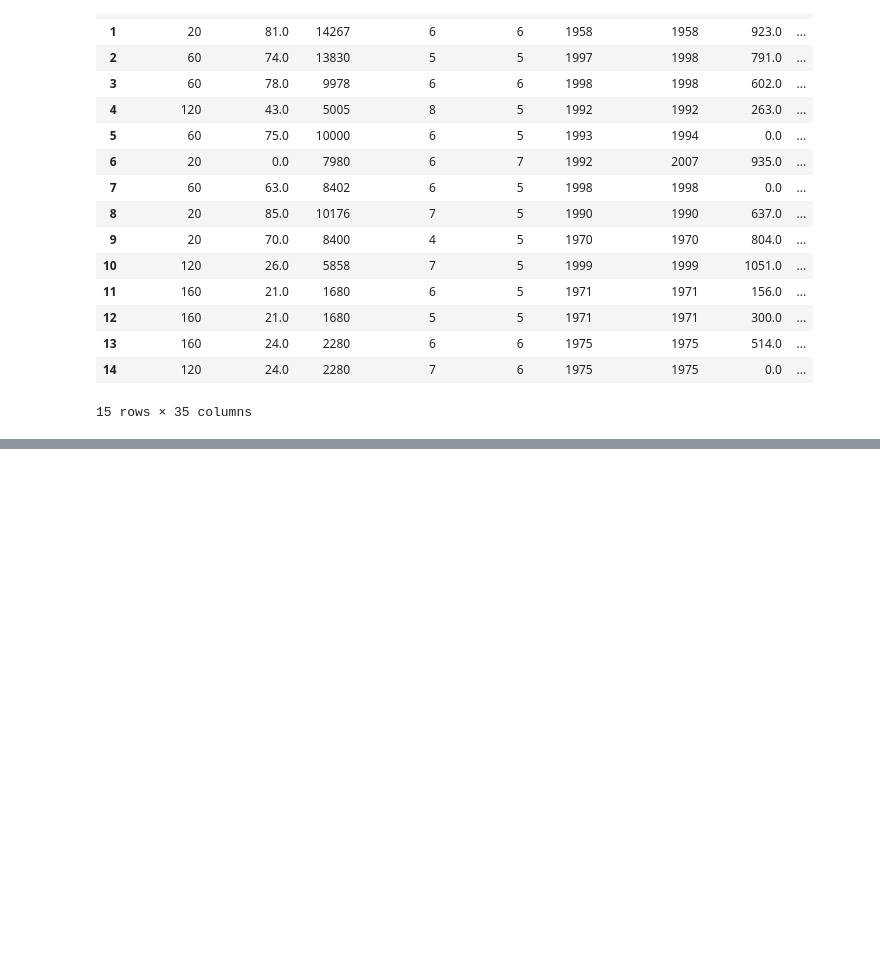
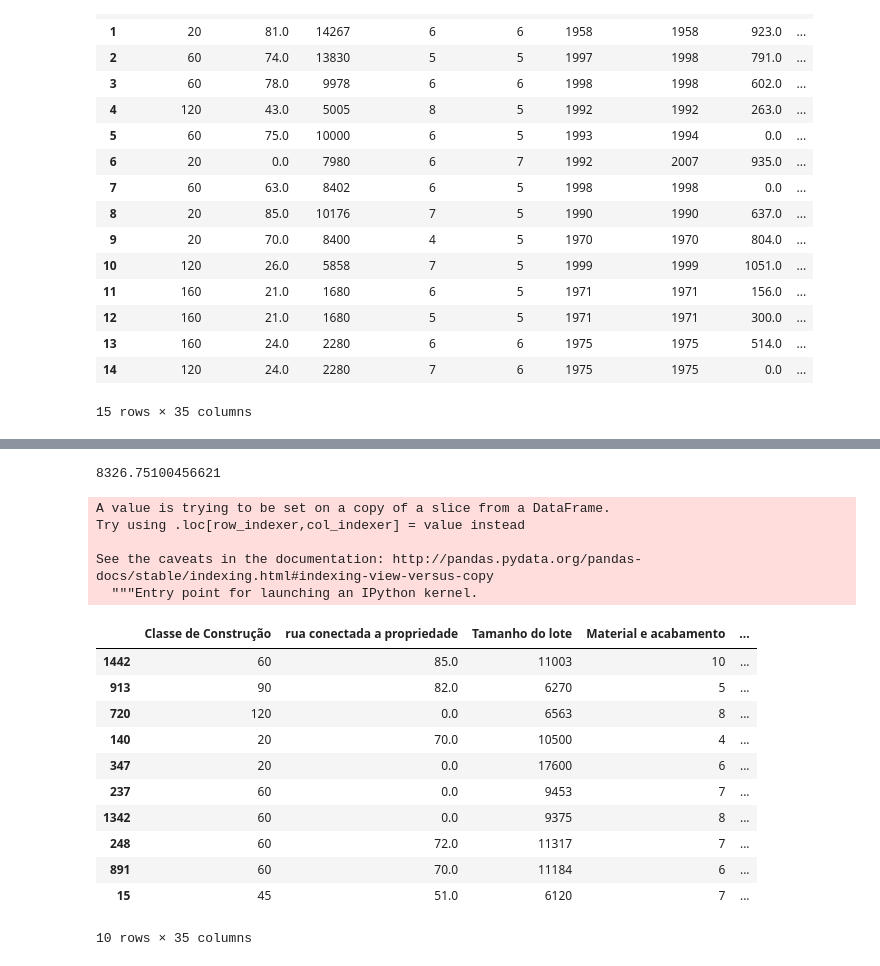
Before and after one commit to espinozachristian/House-Price-Predict, a Jupyter notebook: House_prices_predict.ipynb, the cells around one changed output, grey strips where cells are left out. Saved outputs shown, nothing was run; the diff lists cells and outputs as text; code cells hidden in the pictures; blank space fills up the shorter version.

```diff
--- a/House_prices_predict.ipynb
+++ b/House_prices_predict.ipynb
@@ -410,0 +450,7 @@ df_test_final.head(15)
+# %%
+rf_model = RandomForestRegressor(n_estimators = 200, random_state = 0)
+
+rf_model.fit(train_X,train_y)
+print(mean_absolute_error(y_test,rf_model.predict(X_Test)))
+# %% [output]
+8326.75100456621
@@ -410,0 +459,23 @@ df_test_final.head(15)
+# %%
+X_Test['Preco Venda'] = test_preds
+# %% [output]
+A value is trying to be set on a copy of a slice from a DataFrame.
+Try using .loc[row_indexer,col_indexer] = value instead
+
+See the caveats in the documentation: http://pandas.pydata.org/pandas-docs/stable/indexing.html#indexing-view-versus-copy
+  """Entry point for launching an IPython kernel.
+# %%
+X_Test.head(10)
+# %% [output]
+|  | Classe de Construção | rua conectada a propriedade | Tamanho do lote | Material e acabamento | ... |
+| 1442 | 60 | 85.0 | 11003 | 10 | ... |
+| 913 | 90 | 82.0 | 6270 | 5 | ... |
+| 720 | 120 | 0.0 | 6563 | 8 | ... |
+| 140 | 20 | 70.0 | 10500 | 4 | ... |
+| 347 | 20 | 0.0 | 17600 | 6 | ... |
+| 237 | 60 | 0.0 | 9453 | 7 | ... |
+| 1342 | 60 | 0.0 | 9375 | 8 | ... |
+| 248 | 60 | 72.0 | 11317 | 7 | ... |
+| 891 | 60 | 70.0 | 11184 | 6 | ... |
+| 15 | 45 | 51.0 | 6120 | 7 | ... |
+10 rows × 35 columns
```
Also changed, not shown: parts of 32 cells of this notebook, 1 other file.
